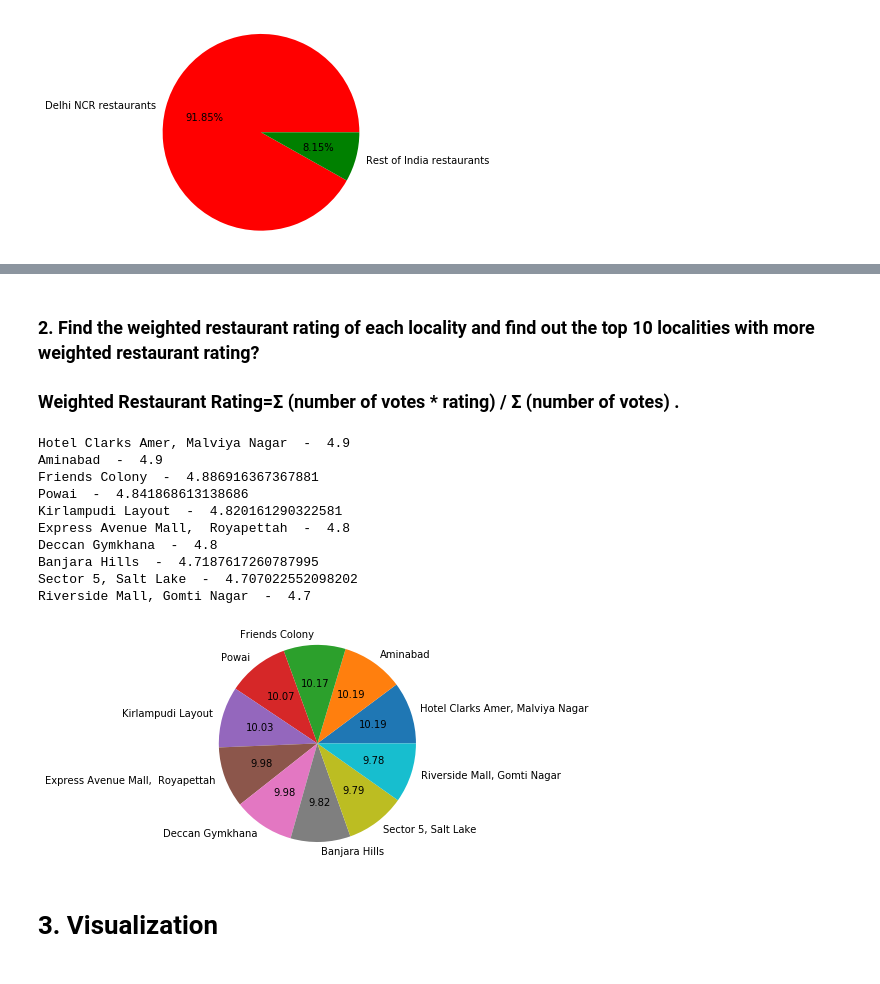
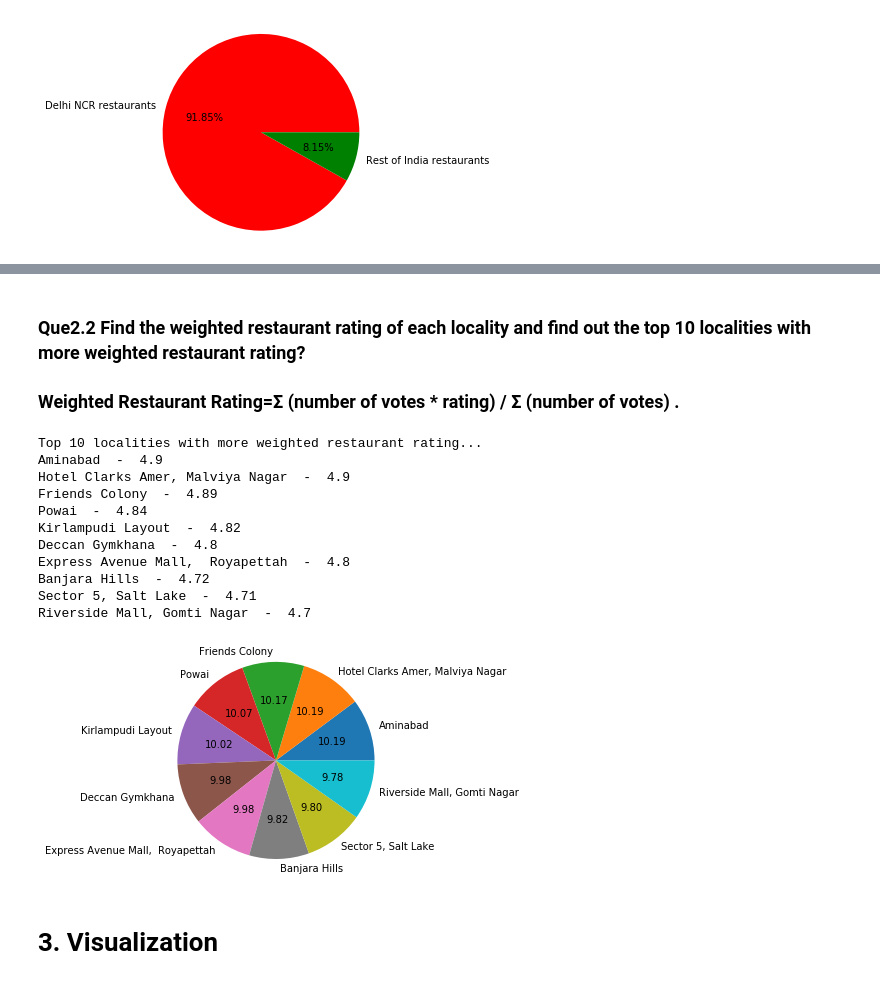
Before and after one commit to sanchit-bhalla/DataScience-and-ML, a Jupyter notebook: Projects/ZomatoAPI/ZomatoAPI_Proect2.ipynb, the cells around one changed output, grey strips where cells are left out. Cells and saved outputs as stored; diff of their text form; code cells hidden in the pictures.

```diff
--- a/Projects/ZomatoAPI/ZomatoAPI_Proect2.ipynb
+++ b/Projects/ZomatoAPI/ZomatoAPI_Proect2.ipynb
@@ -190,17 +227,0 @@ explain your inference.
-# %%
-import pandas as pd
-import matplotlib.pyplot as plt
-
-df = pd.read_csv('zomato.csv', encoding='latin-1')
-df = df[df['Country Code']==1].copy(deep=True)
-df.sort_values('Votes', ascending = False, inplace=True)
-
-# We plot graph for top 50 most voted restaurants to show generalized trend
-#names = list(df['Restaurant Name'][:20])
-ratings = list(df['Aggregate rating'][:50])
-votes = list(df['Votes'][:50])
-#colors = list(range(20))
-plt.scatter(votes,ratings, marker='o', color='blue')
-plt.xlabel('Votes')
-plt.ylabel('Ratings')
-plt.show()
@@ -289,48 +372,49 @@ print(spec_cuis)
 # %% [markdown]
-### 2. Find the weighted restaurant rating of each locality and find out the top 10 localities with more weighted restaurant rating?
+### Que2.2 Find the weighted restaurant rating of each locality and find out the top 10 localities with more weighted restaurant rating?
 ### Weighted Restaurant Rating=Σ (number of votes * rating) / Σ (number of votes) .
 # %%
-import pandas as pd
-import matplotlib.pyplot as plt
+local = dict()
+vote = dict()
+for i in df_India.index:
+    key = df_India['Locality'][i]
+    if key in local:
+        local[key] += round(df_India['Votes'][i]*df_India['Aggregate rating'][i], 2)
+        vote[key] += df_India['Votes'][i]
+    else:
+        local[key] = round(df_India['Votes'][i]*df_India['Aggregate rating'][i], 2)
+        vote[key] = df_India['Votes'][i]
+for key in local:
+    if local[key] == 0 or vote[key] == 0:
+        continue
+    local[key] = round(local[key]/vote[key], 2)
 
-df = pd.read_csv('zomato.csv', encoding='latin-1')
-df_India = df[df['Country Code']==1].copy(deep=True)
-df_loclity = df_India.groupby('Locality')
-weighted_rating = {}
-for loc, df_loc in df_loclity:
-    temp = df_loclity.get_group(loc).copy(deep=True)
-
-    temp['r'] = temp['Aggregate rating']*temp['Votes']
-    w = (temp['r'].sum() / (temp['Votes'].sum()))
-    if not pd.isnull(w):
-        weighted_rating[loc] = w
-
-wr = list(weighted_rating.items())
+wr = list(local.items())
 wr.sort(key = lambda x: x[1])
 wr = wr[::-1]
 
-loc,w_r = [],[]
-# top 10 localities are
+locality,w_r = [],[]
+print('Top 10 localities with more weighted restaurant rating...')
 for i in range(10):
     print(wr[i][0], ' - ', wr[i][1])
-    loc.append(wr[i][0])
+    locality.append(wr[i][0])
     w_r.append(wr[i][1])
 
-plt.pie(w_r, labels=loc, autopct='%.2f')
+plt.pie(w_r, labels=locality, autopct='%.2f')
 plt.axis("equal")
 plt.show()
 # %% [output]
+Top 10 localities with more weighted restaurant rating...
+Aminabad  -  4.9
 Hotel Clarks Amer, Malviya Nagar  -  4.9
-Aminabad  -  4.9
-Friends Colony  -  4.886916367367881
-Powai  -  4.841868613138686
-Kirlampudi Layout  -  4.820161290322581
+Friends Colony  -  4.89
+Powai  -  4.84
+Kirlampudi Layout  -  4.82
+Deccan Gymkhana  -  4.8
 Express Avenue Mall,  Royapettah  -  4.8
-Deccan Gymkhana  -  4.8
-Banjara Hills  -  4.7187617260787995
-Sector 5, Salt Lake  -  4.707022552098202
+Banjara Hills  -  4.72
+Sector 5, Salt Lake  -  4.71
 Riverside Mall, Gomti Nagar  -  4.7
-[figure, old version]
+[figure, new version]
 # %% [markdown]
 # 3. Visualization
 # %% [markdown]
```
Also changed, not shown: parts of 30 cells of this notebook, 5 other files.
